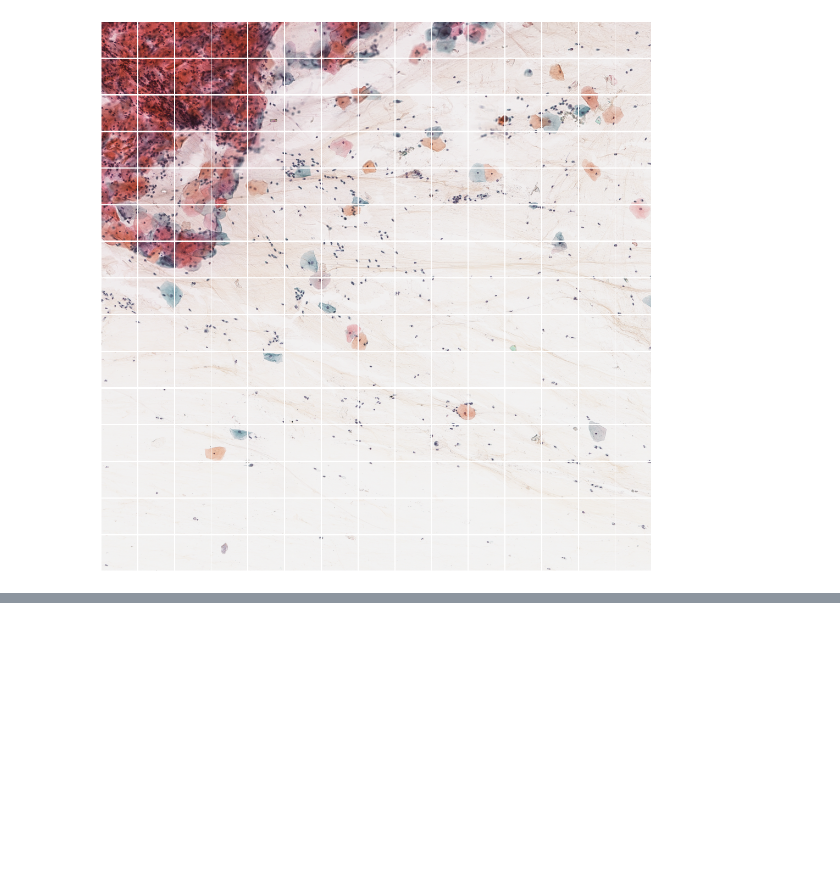
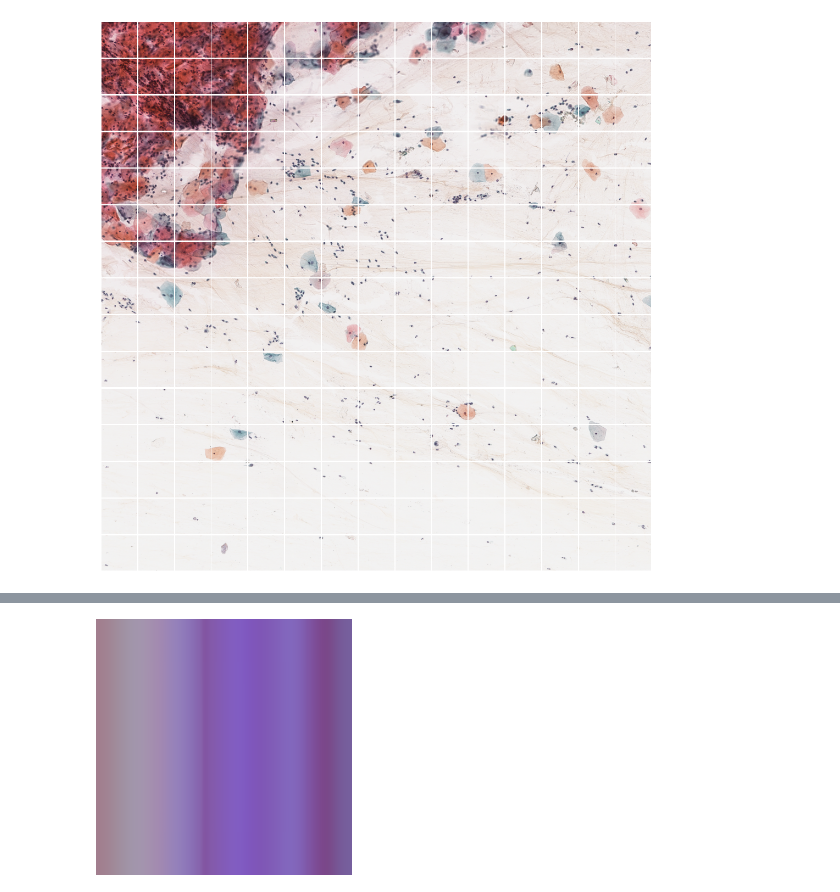
Before and after one commit to thingumajig/feature-map-experiments, a Jupyter notebook: notebooks/patchify.ipynb, the cells around one changed output, grey strips where cells are left out. Drawn from its saved outputs; the diff is of its cells as text; code cells hidden in the pictures; blank space fills up the shorter version.

```diff
--- a/notebooks/patchify.ipynb
+++ b/notebooks/patchify.ipynb
@@ -189,0 +233,24 @@ display_image_grid(flat_p, p_mat_shape)
+# %%
+width1, height1 = img1.size
+width2, height2 = img2.size
+
+src_points = [
+    (0, height1-1), (width1-1, height1-1),  # Нижние точки
+    (0, 0), (width1-1, 0),  # Верхние точки
+    (width1//2, height1//2)  # Центральная точка
+]
+
+dst_points = [
+    (0, 0), (width2-1, 0),  # Верхние точки
+    (0, height2-1), (width2-1, height2-1),  # Нижние точки
+    (width2//2, height2//2)  # Центральная точка
+]
+# %%
+
+# Создание результирующего изображения
+alpha = 0.5  # Параметр смешивания
+result = morph_images(img1, img2, src_points, dst_points, alpha)
+
+result.show()
+# %% [output]
+[figure, added]
```
Also changed, not shown: parts of 6 cells of this notebook, 2 other files.
